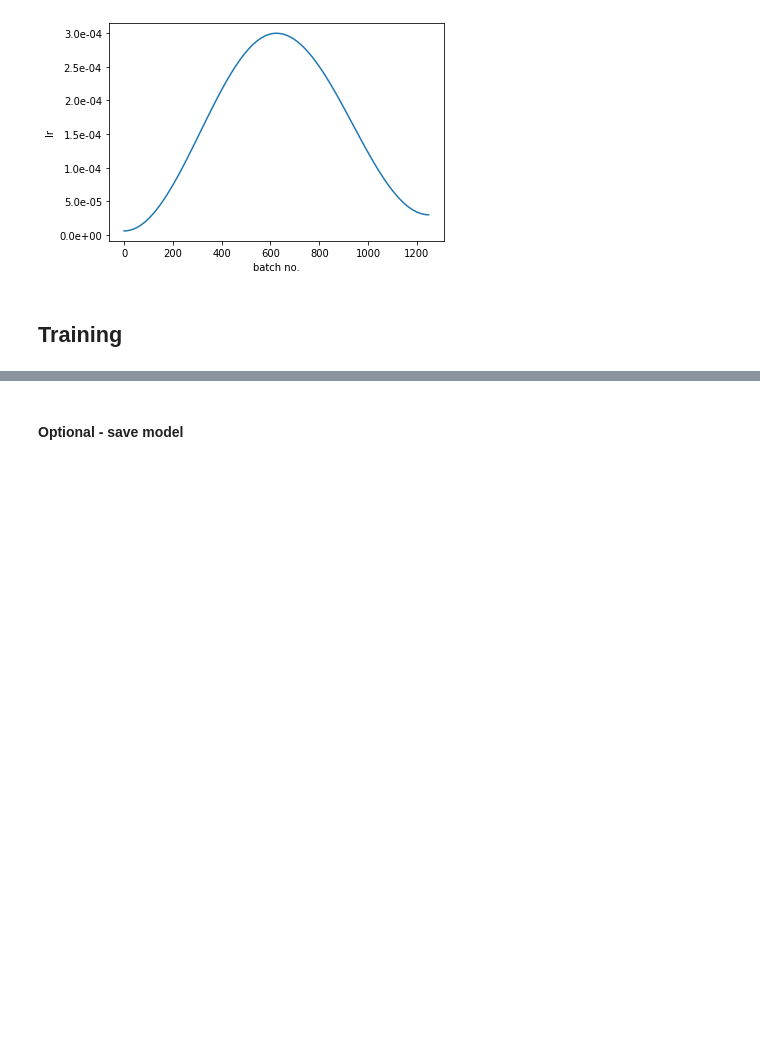
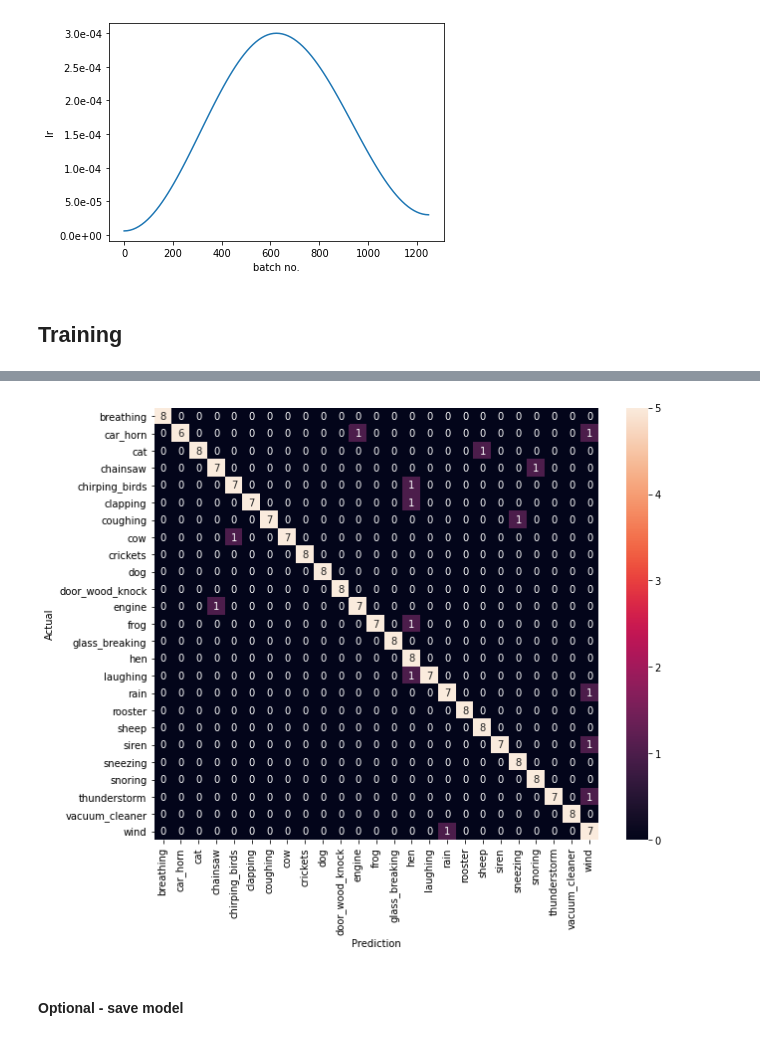
Before and after one commit to nigel-croft-bluefruit/AI-Open-Session, a Jupyter notebook: 02-Tensorflow-Audio-ESC-25.ipynb, the cells around one changed output, grey strips where cells are left out. Cells and saved outputs as stored; diff of their text form; code cells hidden in the pictures; blank space fills up the shorter version.

Commit message:
Add confusion matrix to tensorflow notebook

```diff
--- a/02-Tensorflow-Audio-ESC-25.ipynb
+++ b/02-Tensorflow-Audio-ESC-25.ipynb
@@ -259,3 +252,16 @@ Epoch 50/50
+# %%
+import seaborn as sns
+pred = np.argmax(model.predict(validate_x), axis=1)
+expected = np.argmax(validate_y, axis=1)
+confusion_mtx = tf.math.confusion_matrix(expected, pred)
+plt.figure(figsize=(10, 8))
+sns.heatmap(confusion_mtx, xticklabels=class_labels, yticklabels=class_labels,
+            annot=True, fmt='g', vmin=0, vmax=5)
+plt.xlabel('Prediction')
+plt.ylabel('Actual')
+plt.show()
+# %% [output]
+[figure, added]
 # %% [markdown]
 #### Optional - save model
 # %%
```
Also changed, not shown: parts of 14 cells of this notebook.
